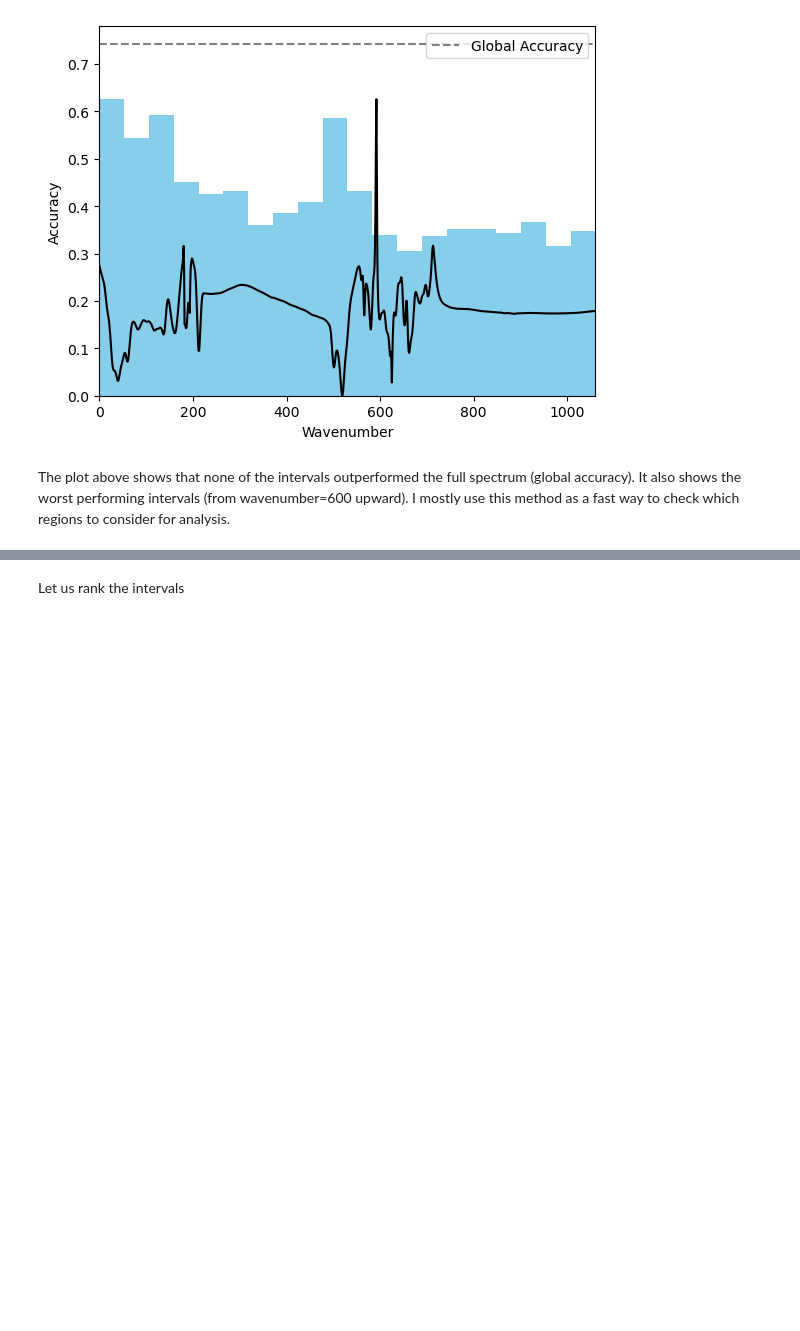
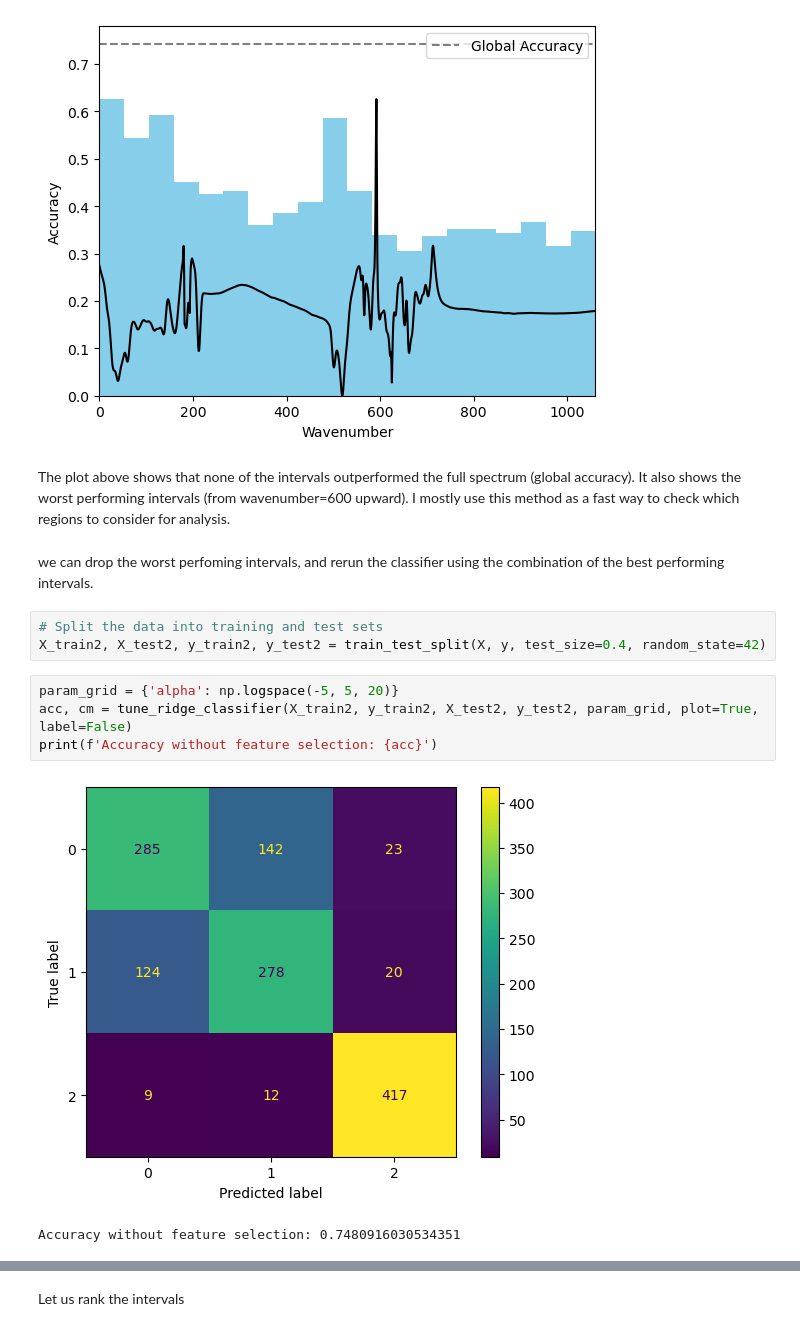
Before and after one commit to habeeb3579/interval-model-estimator, a Jupyter notebook: test.ipynb, the cells around one changed output, grey strips where cells are left out. Cells and saved outputs as stored; diff of their text form; blank space fills up the shorter version.

Commit message:
updated test file and added base_ridge_clf in the utils folder

```diff
--- a/test.ipynb
+++ b/test.ipynb
@@ -32,3 +34,15 @@ evaluator.plot_metric_values(evaluation_results, X)
 [figure]
 # %% [markdown]
 The plot above shows that none of the intervals outperformed the full spectrum (global accuracy). It also shows the worst performing intervals (from wavenumber=600 upward). I mostly use this method as a fast way to check which regions to consider for analysis.
+# %% [markdown]
+we can drop the worst perfoming intervals, and rerun the classifier using the combination of the best performing intervals.
+# %%
+# Split the data into training and test sets
+X_train2, X_test2, y_train2, y_test2 = train_test_split(X, y, test_size=0.4, random_state=42)
+# %%
+param_grid = {'alpha': np.logspace(-5, 5, 20)}
+acc, cm = tune_ridge_classifier(X_train2, y_train2, X_test2, y_test2, param_grid, plot=True, label=False)
+print(f'Accuracy without feature selection: {acc}')
+# %% [output]
+[figure, added]
+Accuracy without feature selection: 0.7480916030534351
```
Also changed, not shown: parts of 3 cells of this notebook, 1 other file.
